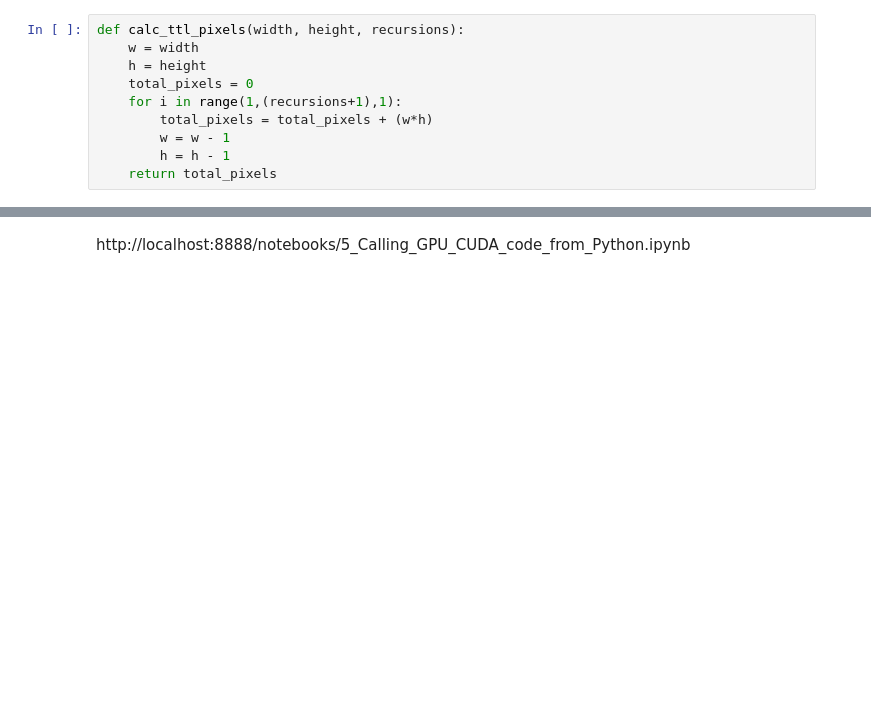
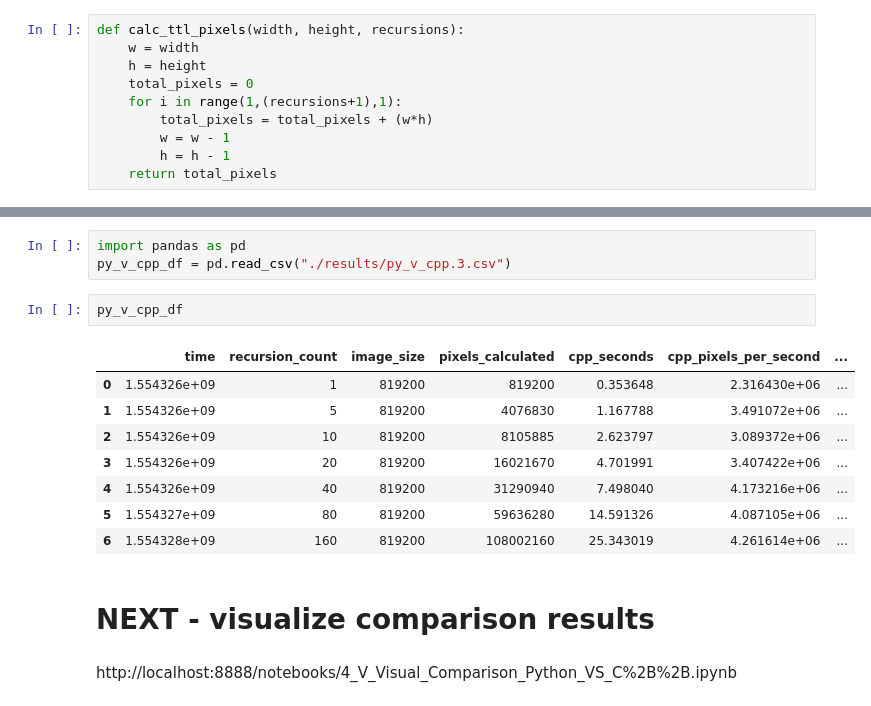
Before and after one commit to will-hill/AI_Decomposed, a Jupyter notebook: 4_Compare_Performance_Python_VS_C++.ipynb, the cells around one changed output, grey strips where cells are left out. Saved outputs shown, nothing was run; the diff lists cells and outputs as text; blank space fills up the shorter version.

Commit message:
reorg notebooks

```diff
--- a/4_Compare_Performance_Python_VS_C++.ipynb
+++ b/4_Compare_Performance_Python_VS_C++.ipynb
@@ -177,3 +172,19 @@ show(p)
+# %%
+import pandas as pd
+py_v_cpp_df = pd.read_csv("./results/py_v_cpp.3.csv")
+# %%
+py_v_cpp_df
+# %% [output]
+|  | time | recursion_count | image_size | pixels_calculated | cpp_seconds | cpp_pixels_per_second | ... |
+| 0 | 1.554326e+09 | 1 | 819200 | 819200 | 0.353648 | 2.316430e+06 | ... |
+| 1 | 1.554326e+09 | 5 | 819200 | 4076830 | 1.167788 | 3.491072e+06 | ... |
+| 2 | 1.554326e+09 | 10 | 819200 | 8105885 | 2.623797 | 3.089372e+06 | ... |
+| 3 | 1.554326e+09 | 20 | 819200 | 16021670 | 4.701991 | 3.407422e+06 | ... |
+| 4 | 1.554326e+09 | 40 | 819200 | 31290940 | 7.498040 | 4.173216e+06 | ... |
+| 5 | 1.554327e+09 | 80 | 819200 | 59636280 | 14.591326 | 4.087105e+06 | ... |
+| 6 | 1.554328e+09 | 160 | 819200 | 108002160 | 25.343019 | 4.261614e+06 | ... |
+# %% [markdown]
+# NEXT - visualize comparison results
 # %% [markdown]
-http://localhost:8888/notebooks/5_Calling_GPU_CUDA_code_from_Python.ipynb
+http://localhost:8888/notebooks/4_V_Visual_Comparison_Python_VS_C%2B%2B.ipynb
 # %% [markdown]
```
Also changed, not shown: parts of 15 cells of this notebook, 8 other files.
